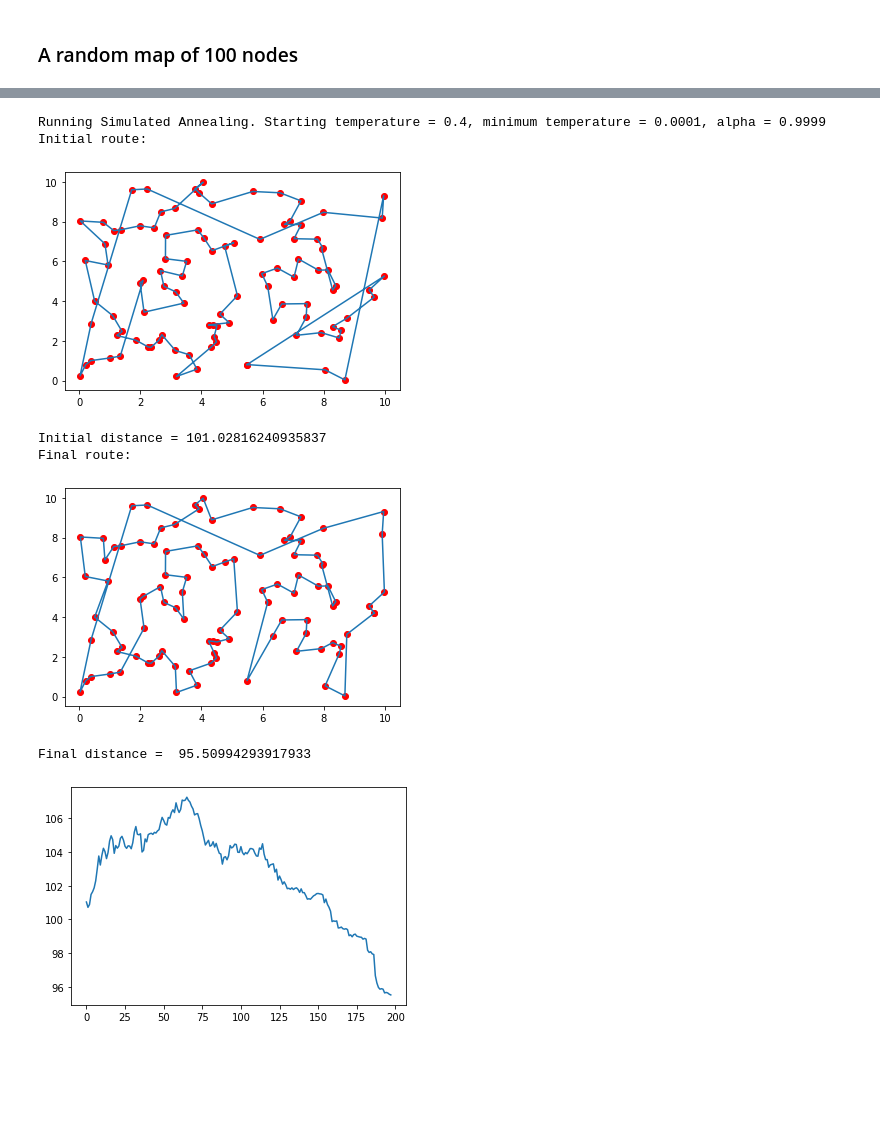
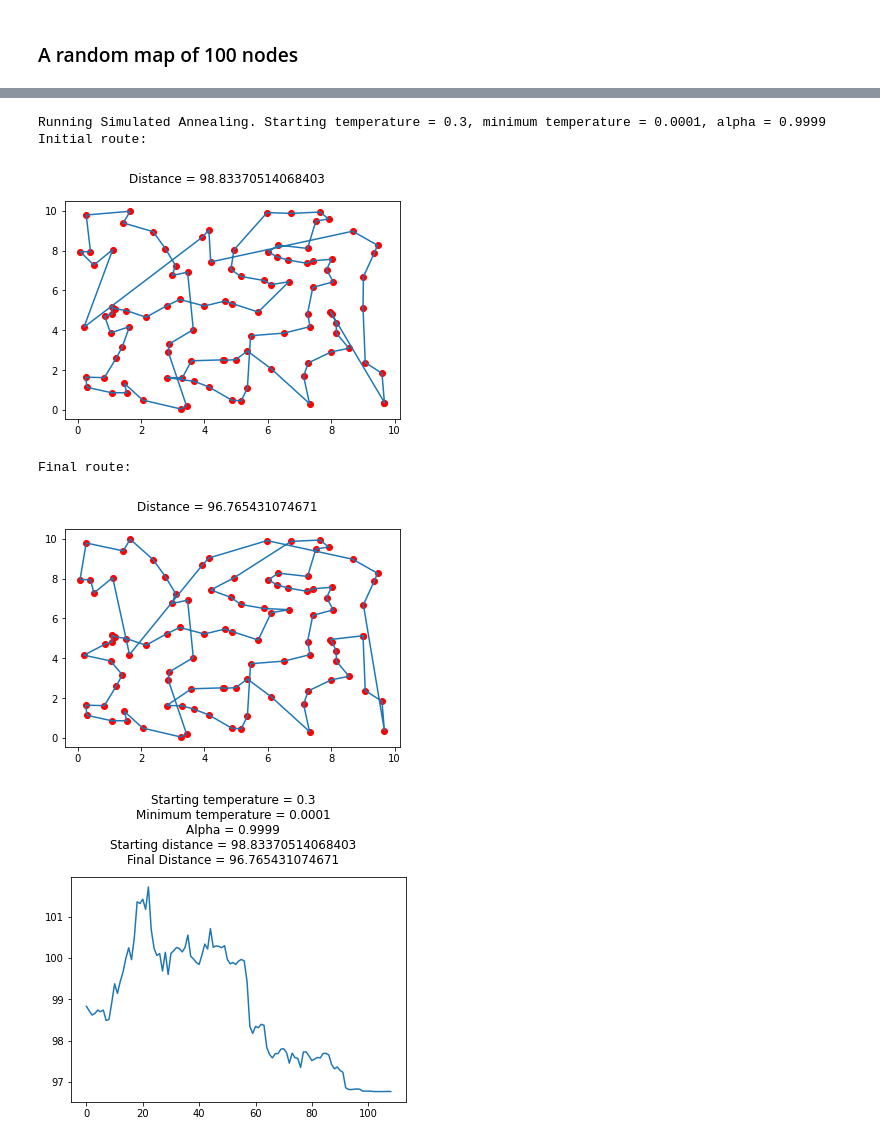
Before and after one commit to alexnikiporenko/travelling_salesman, a Jupyter notebook: Travelling Salesman - Simulated Annealing.ipynb, the cells around one changed output, grey strips where cells are left out. Drawn from its saved outputs; the diff is of its cells as text; code cells hidden in the pictures; blank space fills up the shorter version.

```diff
--- a/Travelling Salesman - Simulated Annealing.ipynb
+++ b/Travelling Salesman - Simulated Annealing.ipynb
@@ -49,6 +49,7 @@ def draw_path(cits, path):
     x, y = zip(*route)
     plt.scatter(x, y, c="r")
     plt.plot(x, y)
+    plt.suptitle(f"Distance = {calculate_distance(cits, path)}")
     plt.show()
 
 # function calculating acceptance probability
@@ -76,20 +77,22 @@ def simulated_annealing(cits, path, tmax, tmin, alpha):
     print("Initial route:")
     draw_path(cits, p)
     current = calculate_distance(cits, p)
-    print("Initial distance =", current)
     dists = [current]
-    while tmax > tmin:
+    temp = tmax
+    while temp > tmin:
         new_p = node_swapper(p)
         new_p_dist = calculate_distance(cits, new_p)
-        tmax *= alpha
-        if acceptance_probability(current, new_p_dist, tmax) > random.random():
+        temp *= alpha
+        if acceptance_probability(current, new_p_dist, temp) > random.random():
             p = list(new_p)
             current = calculate_distance(cits, p)
             dists.append(current)
     print("Final route:")
     draw_path(cits, p)
-    print("Final distance = ", dists[-1])
+    plt.figure(figsize=(6, 5))
+    plt.subplots_adjust(top=0.75)
     plt.plot(dists)
+    plt.suptitle(f"Starting temperature = {tmax}\nMinimum temperature = {tmin}\nAlpha = {alpha}\nStarting distance = {dists[0]}\nFinal Distance = {dists[-1]}")
     plt.show()
 # %% [markdown]
 ### A map of 24 nodes
@@ -205,11 +202,9 @@ Final distance =  124.00228760631245
 # %%
-simulated_annealing(rand_cities, initial_greedy, 0.4, 0.0001, 0.9999)
+simulated_annealing(rand_cities, initial_greedy, 0.3, 0.0001, 0.9999)
 # %% [output]
-Running Simulated Annealing. Starting temperature = 0.4, minimum temperature = 0.0001, alpha = 0.9999
+Running Simulated Annealing. Starting temperature = 0.3, minimum temperature = 0.0001, alpha = 0.9999
 Initial route:
-[figure, old version]
+[figure, new version]
-Initial distance = 101.02816240935837
 Final route:
-[figure, old version]
+[figure, new version]
-Final distance =  95.50994293917933
-[figure, old version]
+[figure, new version]
```
Also changed, not shown: parts of 6 cells of this notebook.
